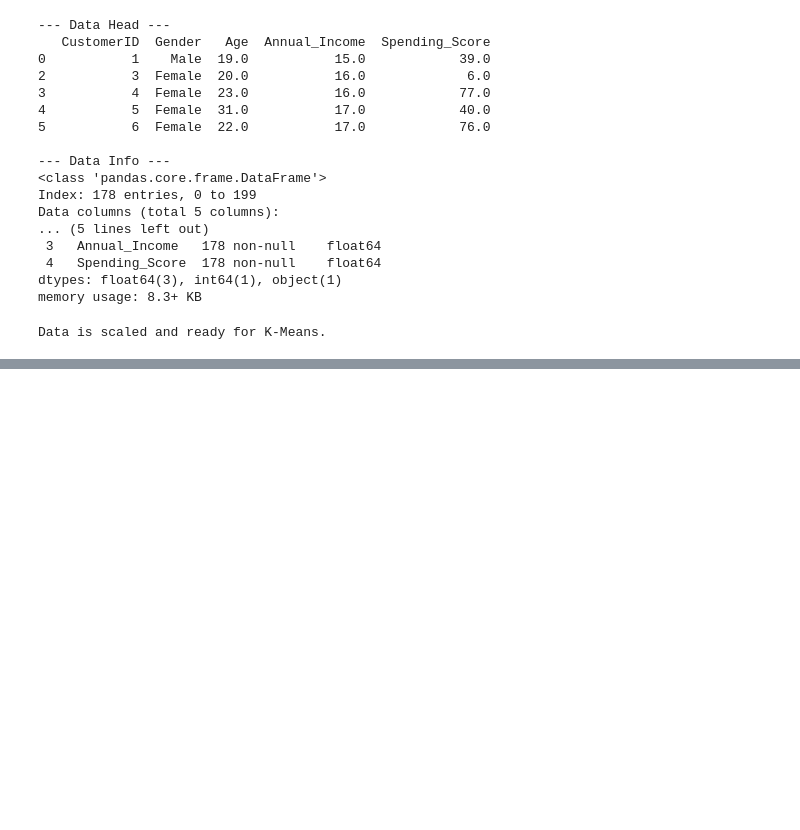
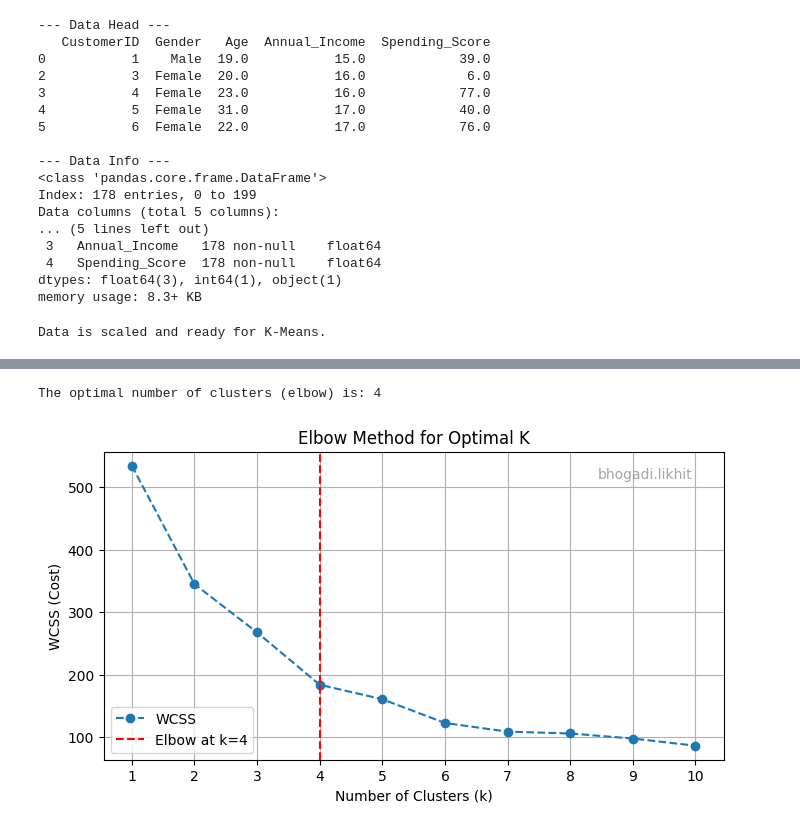
Before and after one commit to likhitbhogadi/smai-a2, a Jupyter notebook: q2/q2.ipynb, the cells around one changed output, grey strips where cells are left out. Saved outputs shown, nothing was run; the diff lists cells and outputs as text; code cells hidden in the pictures; blank space fills up the shorter version.

```diff
--- a/q2/q2.ipynb
+++ b/q2/q2.ipynb
@@ -177,0 +206,13 @@ class MyKMeans:
+# %%
+import matplotlib.pyplot as plt
+
+USERNAME = 'bhogadi.likhit'
+
+def add_username_to_plot(username):
+    """Helper method to add the username to a plot."""
+    plt.text(
+        0.95, 0.95, username,
+        ha='right', va='top',
+        transform=plt.gca().transAxes,
+        fontsize=10, color='gray', alpha=0.7
+    )
@@ -177,0 +258,38 @@ class MyKMeans:
+# %%
+from kneed import KneeLocator
+import matplotlib.pyplot as plt
+
+# Assume 'k_range' and 'wcss' lists are already populated from the previous step
+
+# 1. Use KneeLocator to find the elbow point
+knee = KneeLocator(
+    x=k_range,
+    y=wcss,
+    S=1.0,  # Sensitivity parameter, 1.0 is a good default
+    curve='convex',
+    direction='decreasing'
+)
+
+optimal_k = knee.elbow
+print(f"The optimal number of clusters (elbow) is: {optimal_k}")
+
+
+# 2. Plot the WCSS values and the identified elbow
+plt.figure(figsize=(8, 4))
+plt.plot(k_range, wcss, marker='o', linestyle='--', label='WCSS')
+
+# Add a vertical line to mark the elbow
+if optimal_k:
+    plt.axvline(x=optimal_k, color='r', linestyle='--', label=f'Elbow at k={optimal_k}')
+
+plt.title('Elbow Method for Optimal K')
+plt.xlabel('Number of Clusters (k)')
+plt.ylabel('WCSS (Cost)')
+plt.xticks(k_range)
+plt.legend()
+plt.grid(True)
+add_username_to_plot(USERNAME)
+plt.show()
+# %% [output]
+The optimal number of clusters (elbow) is: 4
+[figure, added]
```
Also changed, not shown: parts of 5 cells of this notebook.
